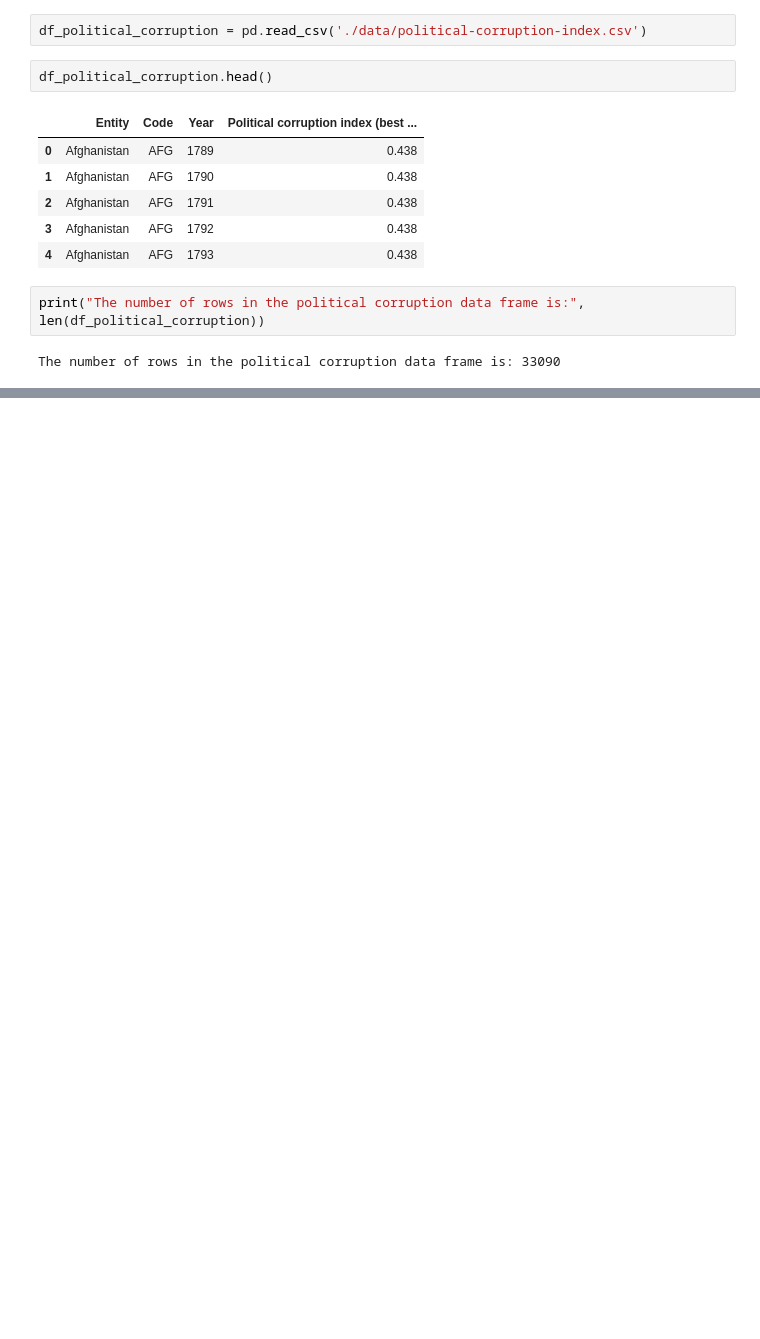
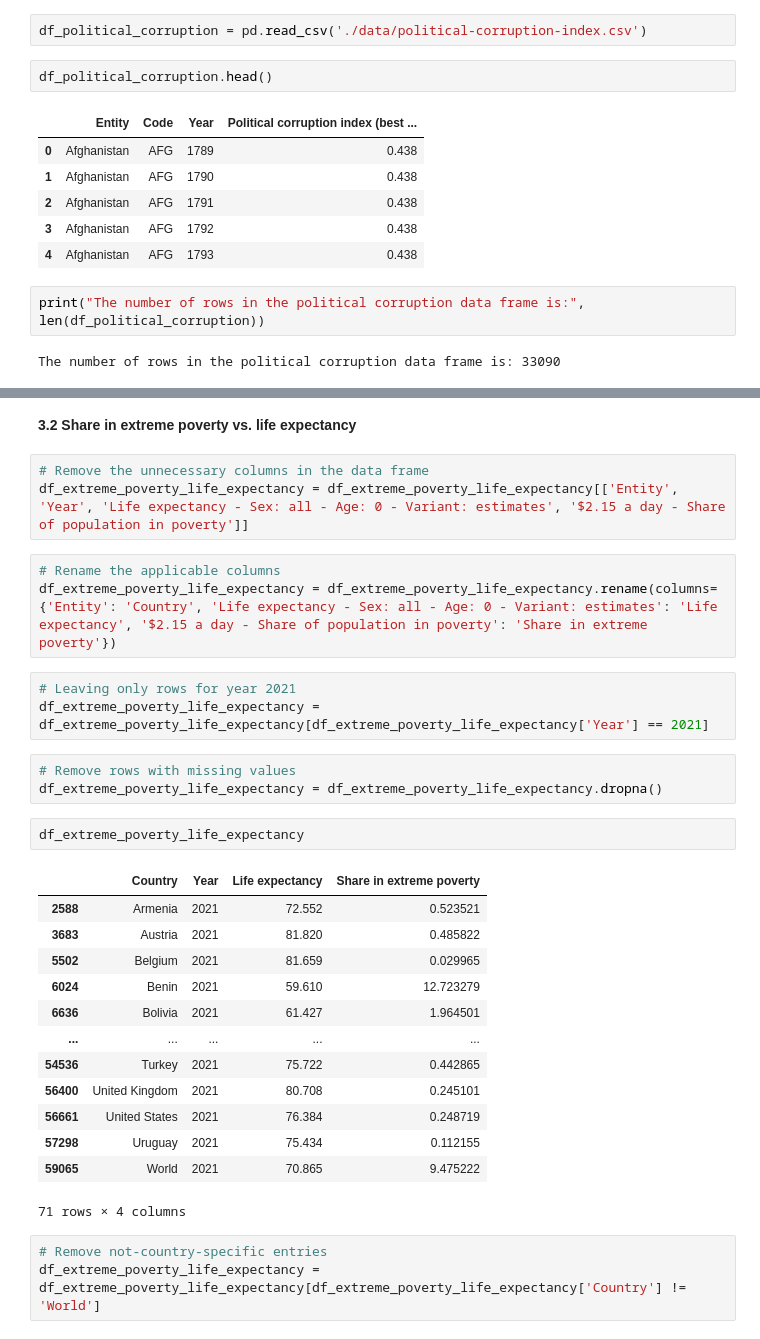
Before and after one commit to sdvelev/Introduction-To-Data-Science-And-AI, a Jupyter notebook: 05-data-science-revision/assignment-5-Stefan-Velev.ipynb, the cells around one changed output, grey strips where cells are left out. Drawn from its saved outputs; the diff is of its cells as text; blank space fills up the shorter version.

Commit message:
Add next version of solution (data cleaning and data segmentation part) to assignment 5

```diff
--- a/05-data-science-revision/assignment-5-Stefan-Velev.ipynb
+++ b/05-data-science-revision/assignment-5-Stefan-Velev.ipynb
@@ -79,0 +133,33 @@ The number of rows in the political corruption data frame is: 33090
+# %% [markdown]
+**3.2 Share in extreme poverty vs. life expectancy**
+# %%
+# Remove the unnecessary columns in the data frame
+df_extreme_poverty_life_expectancy = df_extreme_poverty_life_expectancy[['Entity', 'Year', 'Life expectancy - Sex: all - Age: 0 - Variant: estimates', '$2.15 a day - Share of population in poverty']]
+# %%
+# Rename the applicable columns
+df_extreme_poverty_life_expectancy = df_extreme_poverty_life_expectancy.rename(columns={'Entity': 'Country', 'Life expectancy - Sex: all - Age: 0 - Variant: estimates': 'Life expectancy', '$2.15 a day - Share of population in poverty': 'Share in extreme poverty'})
+# %%
+# Leaving only rows for year 2021
+df_extreme_poverty_life_expectancy = df_extreme_poverty_life_expectancy[df_extreme_poverty_life_expectancy['Year'] == 2021]
+# %%
+# Remove rows with missing values
+df_extreme_poverty_life_expectancy = df_extreme_poverty_life_expectancy.dropna()
+# %%
+df_extreme_poverty_life_expectancy
+# %% [output]
+|  | Country | Year | Life expectancy | Share in extreme poverty |
+| 2588 | Armenia | 2021 | 72.552 | 0.523521 |
+| 3683 | Austria | 2021 | 81.820 | 0.485822 |
+| 5502 | Belgium | 2021 | 81.659 | 0.029965 |
+| 6024 | Benin | 2021 | 59.610 | 12.723279 |
+| 6636 | Bolivia | 2021 | 61.427 | 1.964501 |
+| ... | ... | ... | ... | ... |
+| 54536 | Turkey | 2021 | 75.722 | 0.442865 |
+| 56400 | United Kingdom | 2021 | 80.708 | 0.245101 |
+| 56661 | United States | 2021 | 76.384 | 0.248719 |
+| 57298 | Uruguay | 2021 | 75.434 | 0.112155 |
+| 59065 | World | 2021 | 70.865 | 9.475222 |
+71 rows × 4 columns
+# %%
+# Remove not-country-specific entries
+df_extreme_poverty_life_expectancy = df_extreme_poverty_life_expectancy[df_extreme_poverty_life_expectancy['Country'] != 'World']
```
Also changed, not shown: parts of 36 cells of this notebook.
